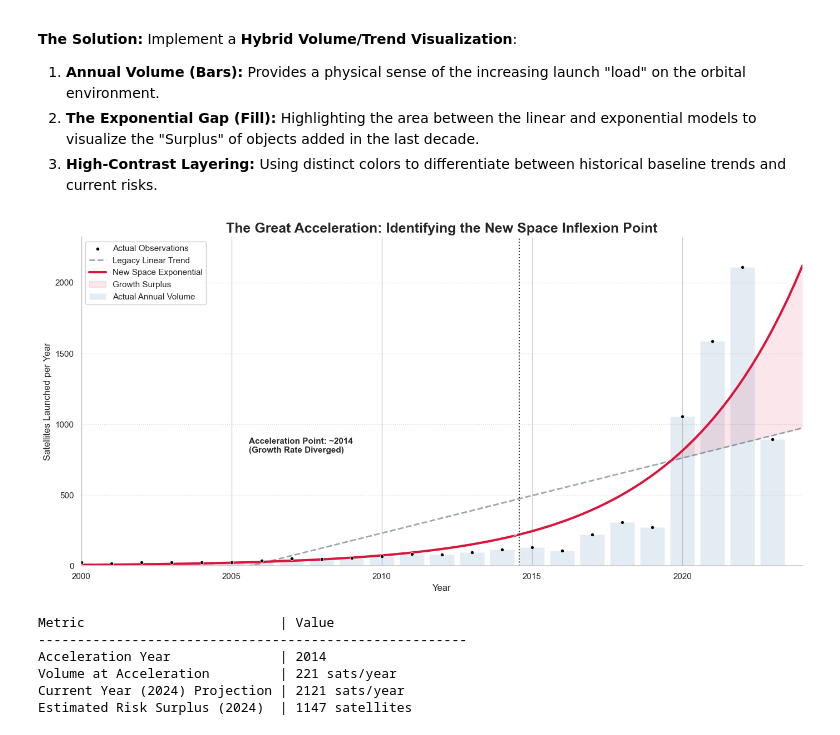
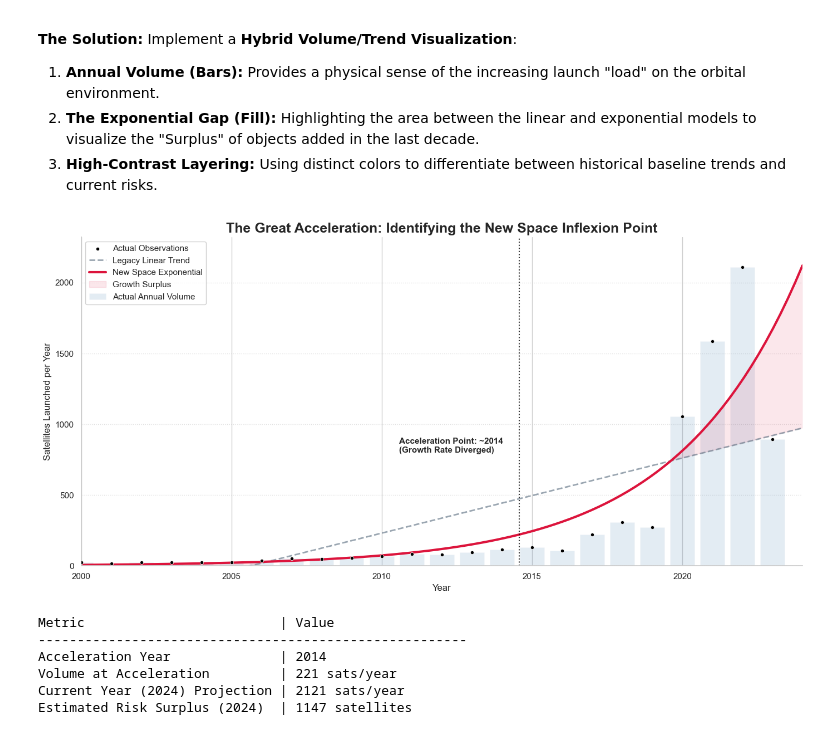
Before and after one commit to sithid/orbital-debris-assessment, a Jupyter notebook: notebooks/eda/ucs_eda.ipynb, the cells around one changed output. Saved outputs shown, nothing was run; the diff lists cells and outputs as text; code cells hidden in the pictures.

Commit message:
annotation fix

```diff
--- a/notebooks/eda/ucs_eda.ipynb
+++ b/notebooks/eda/ucs_eda.ipynb
@@ -475,36 +475,36 @@ plt.plot(x_fit, y_lin_pred, label='Legacy Linear Trend',
 plt.plot(x_fit, y_exp_pred, label='New Space Exponential',
          color='crimson', linestyle='-', linewidth=3)
 
-# 4. Highlight the "Acceleration Point" (Variables from Stage 4.3)
+# "Acceleration Point" annotation
 plt.axvline(x=acceleration_year, color='black', linestyle=':', alpha=0.8, linewidth=1.5)
 plt.annotate(f'Acceleration Point: ~{int(acceleration_year)}\n(Growth Rate Diverged)',
              xy=(acceleration_year, sat_count_at_accel),
-             xytext=(acceleration_year - 9, 800),
+             xytext=(acceleration_year - 4, 800),
              arrowprops=dict(facecolor='black', arrowstyle='->', connectionstyle="arc3,rad=.2", alpha=0.6),
              fontsize=11, fontweight='bold')
 
 # 5. Shade the "Exponential Risk Surplus"
 plt.fill_between(x_fit, y_lin_pred, y_exp_pred,
                  where=(y_exp_pred > y_lin_pred),
                  color='crimson', alpha=0.1, label='Growth Surplus')
 
 # Formatting
 plt.title('The Great Acceleration: Identifying the New Space Inflexion Point', fontsize=18, fontweight='bold')
 plt.ylabel('Satellites Launched per Year', fontsize=12)
 plt.xlabel('Year', fontsize=12)
 plt.xlim(2000, 2024)
 plt.ylim(0, yearly_counts['satellite_name'].max() * 1.1)
 
 plt.grid(axis='y', linestyle=':', alpha=0.6)
 plt.legend(frameon=True, facecolor='white', framealpha=0.9, loc='upper left')
 
 sns.despine()
 plt.tight_layout()
 
 plt.savefig('../../images/great_acceleration.png') # Save this new impactful visual
 plt.show()
 # %% [output]
-[figure, old version]
+[figure, new version]
 # %%
 # --- FINAL METRIC VALIDATION ---
 print(f"{'Metric':<30} | {'Value':<20}")
```
Also changed, not shown: 1 other file.
